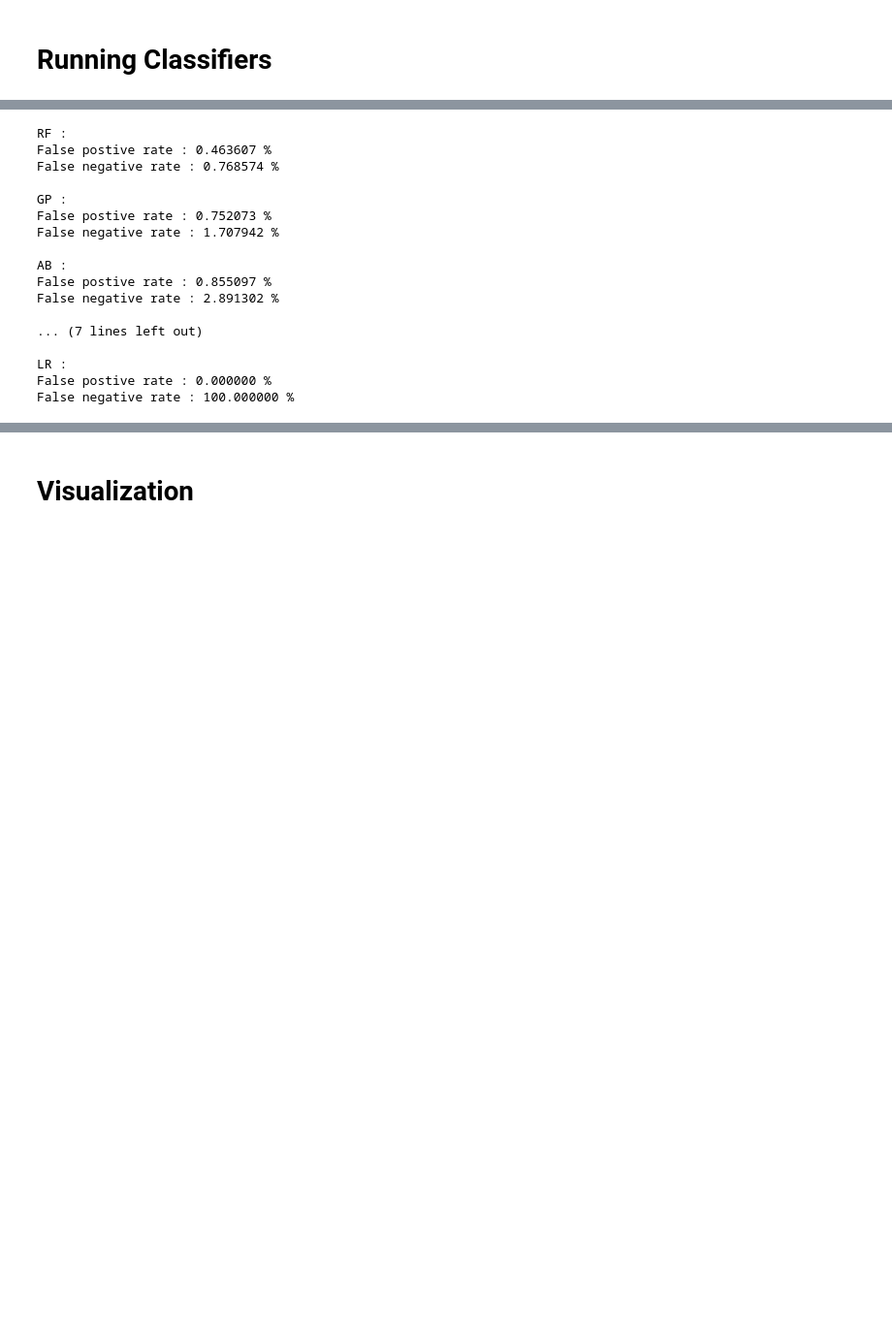
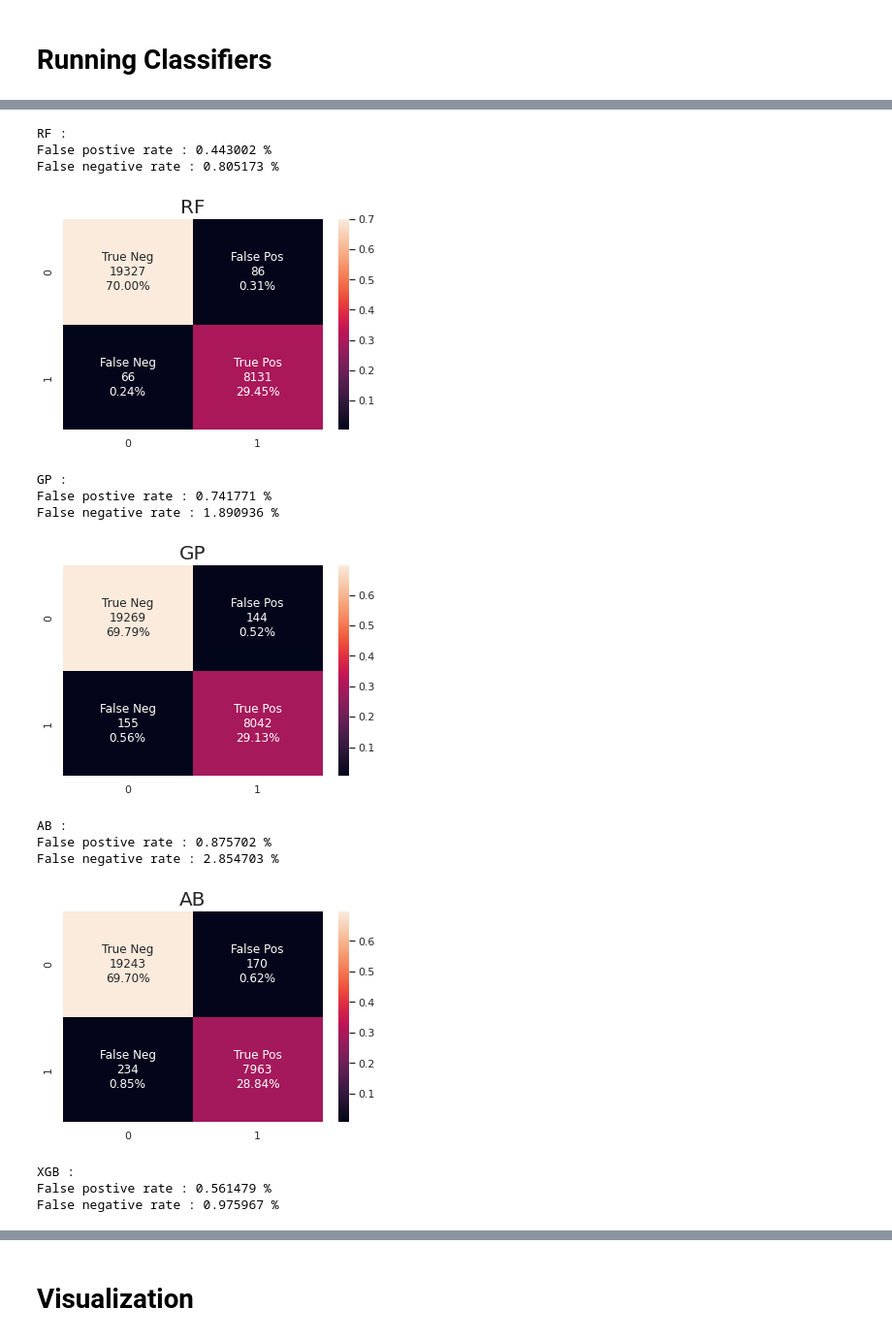
Before and after one commit to rileyhufford/MLProject, a Jupyter notebook: MLJupyter/Code cleanup.ipynb, the cells around one changed output, grey strips where cells are left out. Shown at 97% size. Cells and saved outputs as stored; diff of their text form; code cells hidden in the pictures; blank space fills up the shorter version.

```diff
--- a/MLJupyter/Code cleanup.ipynb
+++ b/MLJupyter/Code cleanup.ipynb
@@ -187,29 +178,43 @@ Please also refer to the documentation for alternative solver options:
 # %%
 #Confusion matrix looping
 x = 0
 for i in sort_classylist:
     classy = classifiers[x]
     result_class = classy.predict(X_test)
     CM = confusion_matrix(y_test, result_class)
+
+    group_names = ['True Neg','False Pos','False Neg','True Pos']
+    group_counts = ["{0:0.0f}".format(value) for value in
+                    CM.flatten()]
+    group_percentages = ["{0:.2%}".format(value) for value in
+                     CM.flatten()/np.sum(CM)]
+    labels = [f"{v1}\n{v2}\n{v3}" for v1, v2, v3 in
+              zip(group_names,group_counts,group_percentages)]
+    labels = np.asarray(labels).reshape(2,2)
+    disp = sns.heatmap(CM/np.sum(CM), annot=labels,
+            fmt='')
+
+    #disp = ConfusionMatrixDisplay(confusion_matrix = CM)
     print(names[x], ":")
     print("False postive rate : %f %%" % ((CM[0][1] / float(sum(CM[0])))*100))
     print("False negative rate : %f %%" % ((CM[1][0] / float(sum(CM[1])))*100), "\n")
+    #disp.plot()
+    disp.axes.set_title(names[x], fontsize = 20)
+    plt.show()
     x += 1
 # %% [output]
 RF :
-False postive rate : 0.463607 %
-False negative rate : 0.768574 %
-
-GP :
-False postive rate : 0.752073 %
-False negative rate : 1.707942 %
-
-AB :
-False postive rate : 0.855097 %
-False negative rate : 2.891302 %
-
-... (7 lines left out)
-
-LR :
-False postive rate : 0.000000 %
-False negative rate : 100.000000 %
+False postive rate : 0.443002 %
+False negative rate : 0.805173 %
+[figure, added]
+GP :
+False postive rate : 0.741771 %
+False negative rate : 1.890936 %
+[figure, added]
+AB :
+False postive rate : 0.875702 %
+False negative rate : 2.854703 %
+[figure, added]
+XGB :
+False postive rate : 0.561479 %
+False negative rate : 0.975967 %
```
Also changed, not shown: parts of 9 cells of this notebook.
